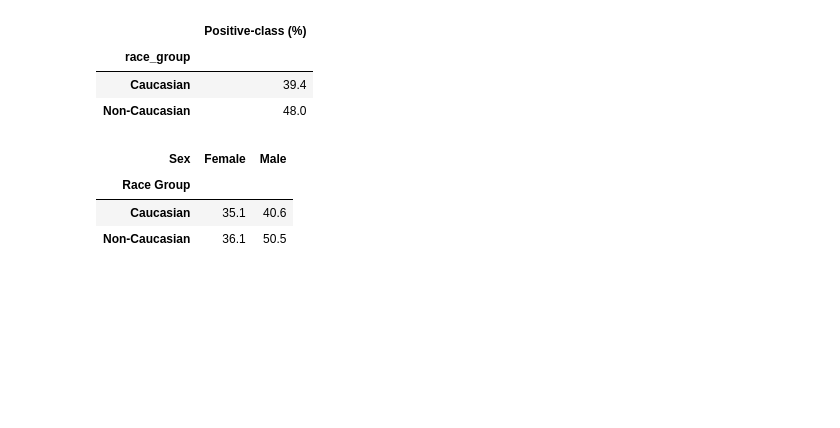
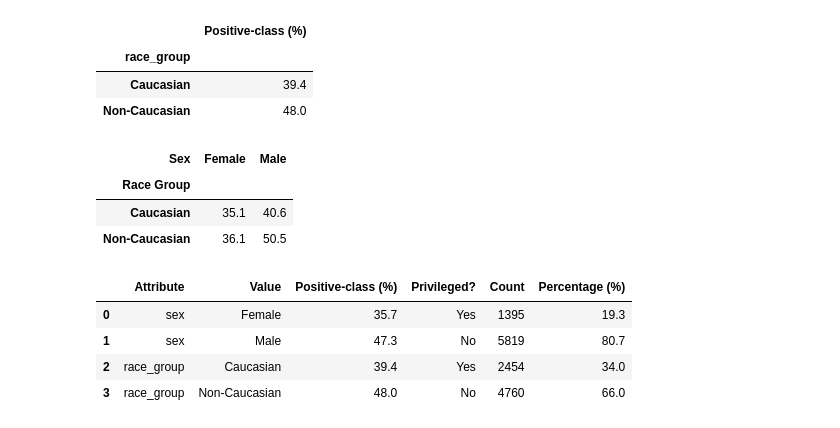
Before and after one commit to jeaend/bias-mitigation-aif360, a Jupyter notebook: notebooks/COMPAS/00_compas_exploration.ipynb, the cells around one changed output. Saved outputs shown, nothing was run; the diff lists cells and outputs as text; code cells hidden in the pictures; blank space fills up the shorter version.

Commit message:
add summary tables

```diff
--- a/notebooks/COMPAS/00_compas_exploration.ipynb
+++ b/notebooks/COMPAS/00_compas_exploration.ipynb
@@ -201,3 +201,38 @@ display(matrix)
 | Race Group |  |  |
 | Caucasian | 35.1 | 40.6 |
 | Non-Caucasian | 36.1 | 50.5 |
+# %%
+# 1) Create binary race_group and privileged flags
+df['race_group'] = np.where(df['race'] == 'Caucasian', 'Caucasian', 'Non-Caucasian')
+df['sex_privileged'] = np.where(df['sex'] == 'Female', 'Yes', 'No')
+df['race_group_privileged'] = np.where(df['race_group'] == 'Caucasian', 'Yes', 'No')
+
+# 2) Attributes to summarize and their privileged columns
+attrs = {
+    'sex': 'sex_privileged',
+    'race_group': 'race_group_privileged'
+}
+
+# 3) Build summary
+rows = []
+total = len(df)
+for attr, priv_col in attrs.items():
+    for level in sorted(df[attr].unique()):
+        subset = df[df[attr] == level]
+        rows.append({
+            'Attribute': attr,
+            'Value': level,
+            'Positive-class (%)': round(subset['two_year_recid'].mean() * 100, 1),
+            'Privileged?': subset[priv_col].iloc[0],
+            'Count': len(subset),
+            'Percentage (%)': round(len(subset) / total * 100, 1)
+        })
+
+summary_df = pd.DataFrame(rows)
+summary_df
+# %% [output]
+|  | Attribute | Value | Positive-class (%) | Privileged? | Count | Percentage (%) |
+| 0 | sex | Female | 35.7 | Yes | 1395 | 19.3 |
+| 1 | sex | Male | 47.3 | No | 5819 | 80.7 |
+| 2 | race_group | Caucasian | 39.4 | Yes | 2454 | 34.0 |
+| 3 | race_group | Non-Caucasian | 48.0 | No | 4760 | 66.0 |
```
